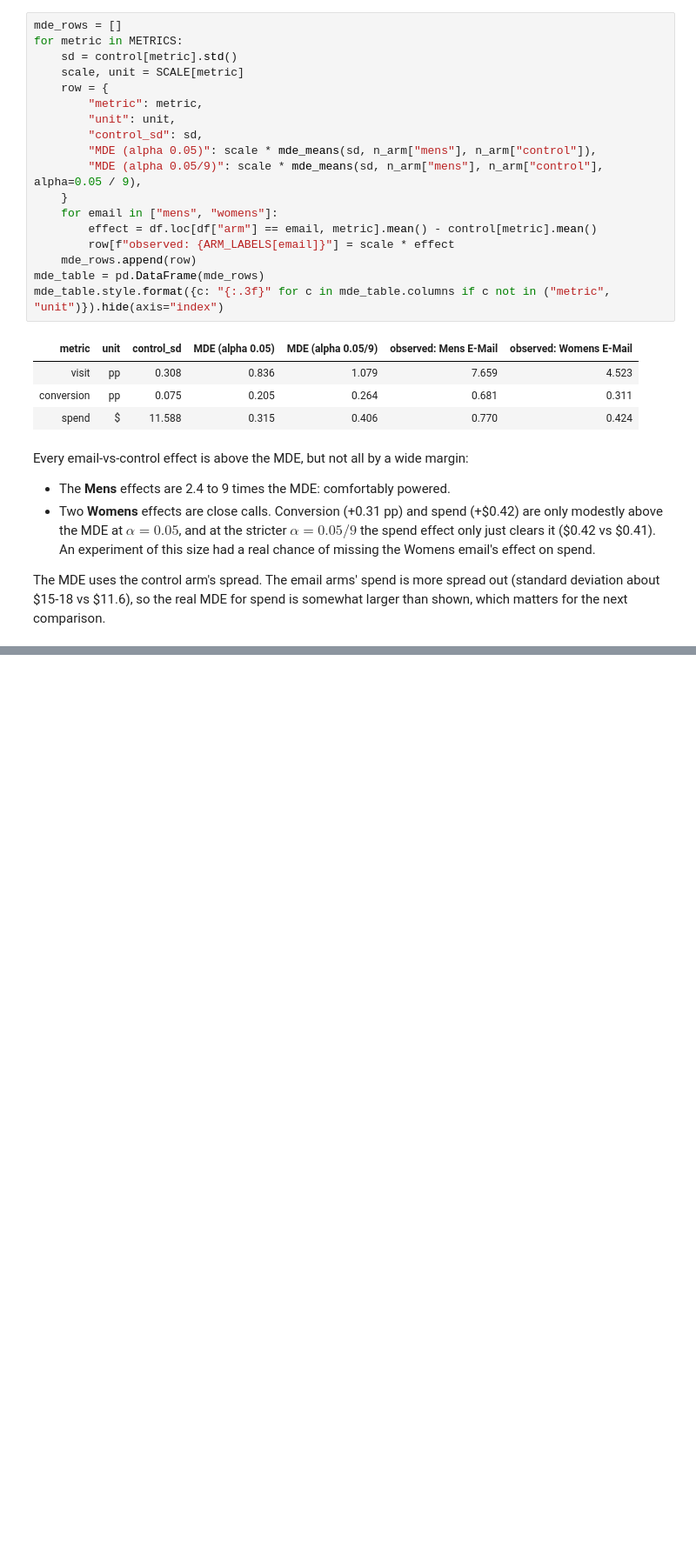
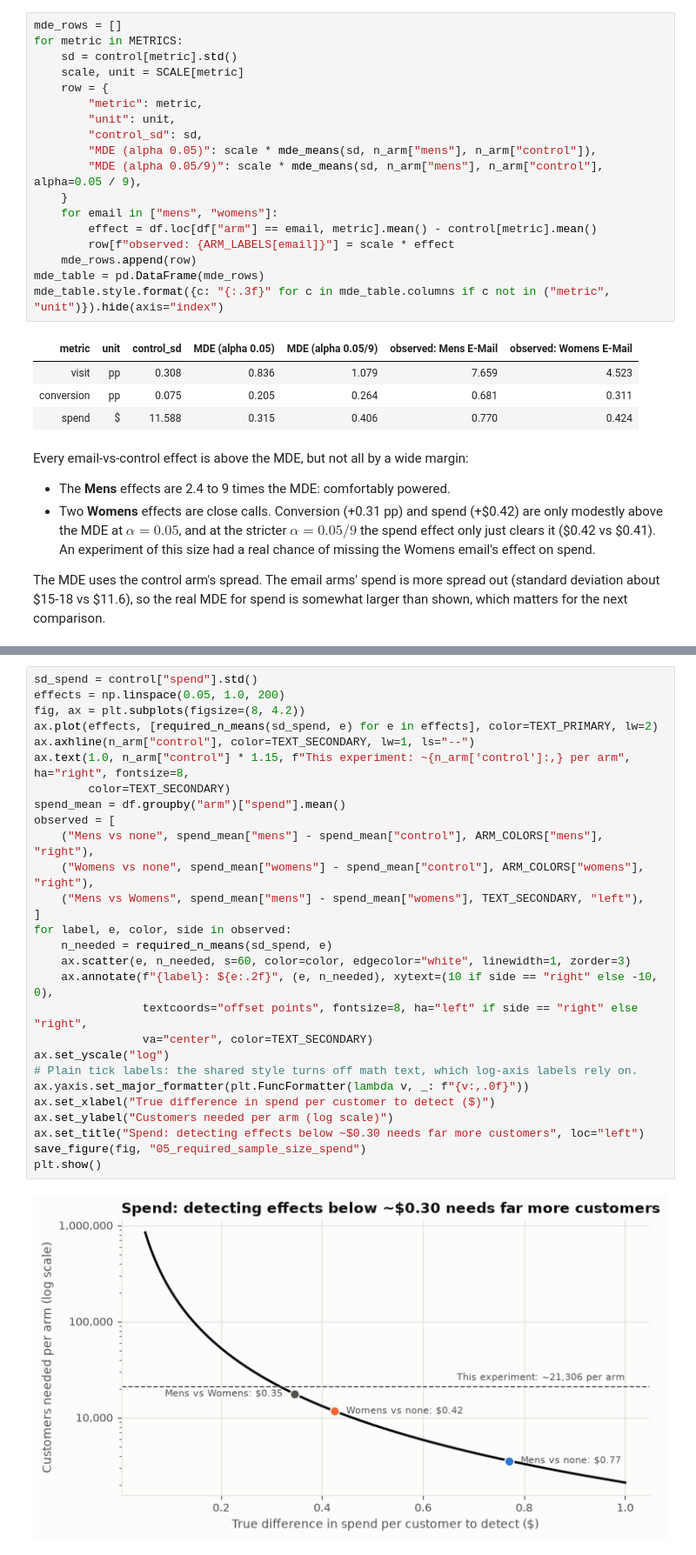
Before and after one commit to berkcansuner/hillstrom-email-uplift, a Jupyter notebook: notebooks/05_power_analysis.ipynb, the cells around one changed output, grey strips where cells are left out. Shown at 87% size. Drawn from its saved outputs; the diff is of its cells as text; blank space fills up the shorter version.

Commit message:
Add notebook 05: underpowered Mens vs Womens spend test and required sample sizes

```diff
--- a/notebooks/05_power_analysis.ipynb
+++ b/notebooks/05_power_analysis.ipynb
@@ -67,0 +136,30 @@ The MDE uses the control arm's spread. The email arms' spend is more spread out
+# %%
+sd_spend = control["spend"].std()
+effects = np.linspace(0.05, 1.0, 200)
+fig, ax = plt.subplots(figsize=(8, 4.2))
+ax.plot(effects, [required_n_means(sd_spend, e) for e in effects], color=TEXT_PRIMARY, lw=2)
+ax.axhline(n_arm["control"], color=TEXT_SECONDARY, lw=1, ls="--")
+ax.text(1.0, n_arm["control"] * 1.15, f"This experiment: ~{n_arm['control']:,} per arm", ha="right", fontsize=8,
+        color=TEXT_SECONDARY)
+spend_mean = df.groupby("arm")["spend"].mean()
+observed = [
+    ("Mens vs none", spend_mean["mens"] - spend_mean["control"], ARM_COLORS["mens"], "right"),
+    ("Womens vs none", spend_mean["womens"] - spend_mean["control"], ARM_COLORS["womens"], "right"),
+    ("Mens vs Womens", spend_mean["mens"] - spend_mean["womens"], TEXT_SECONDARY, "left"),
+]
+for label, e, color, side in observed:
+    n_needed = required_n_means(sd_spend, e)
+    ax.scatter(e, n_needed, s=60, color=color, edgecolor="white", linewidth=1, zorder=3)
+    ax.annotate(f"{label}: ${e:.2f}", (e, n_needed), xytext=(10 if side == "right" else -10, 0),
+                textcoords="offset points", fontsize=8, ha="left" if side == "right" else "right",
+                va="center", color=TEXT_SECONDARY)
+ax.set_yscale("log")
+# Plain tick labels: the shared style turns off math text, which log-axis labels rely on.
+ax.yaxis.set_major_formatter(plt.FuncFormatter(lambda v, _: f"{v:,.0f}"))
+ax.set_xlabel("True difference in spend per customer to detect ($)")
+ax.set_ylabel("Customers needed per arm (log scale)")
+ax.set_title("Spend: detecting effects below ~$0.30 needs far more customers", loc="left")
+save_figure(fig, "05_required_sample_size_spend")
+plt.show()
+# %% [output]
+[figure, added]
```
Also changed, not shown: parts of 5 cells of this notebook, 1 other file.
